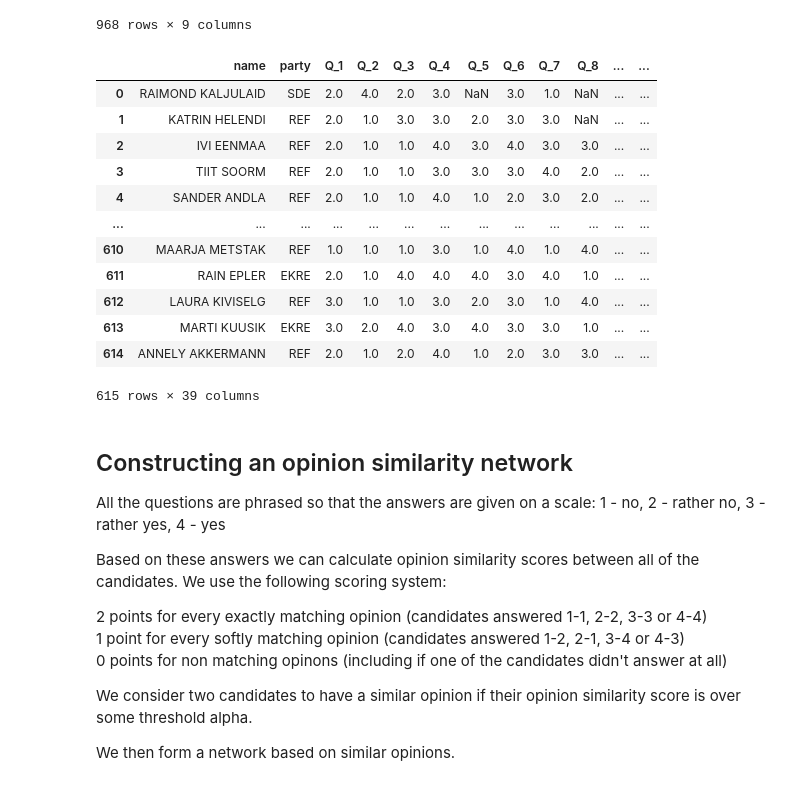
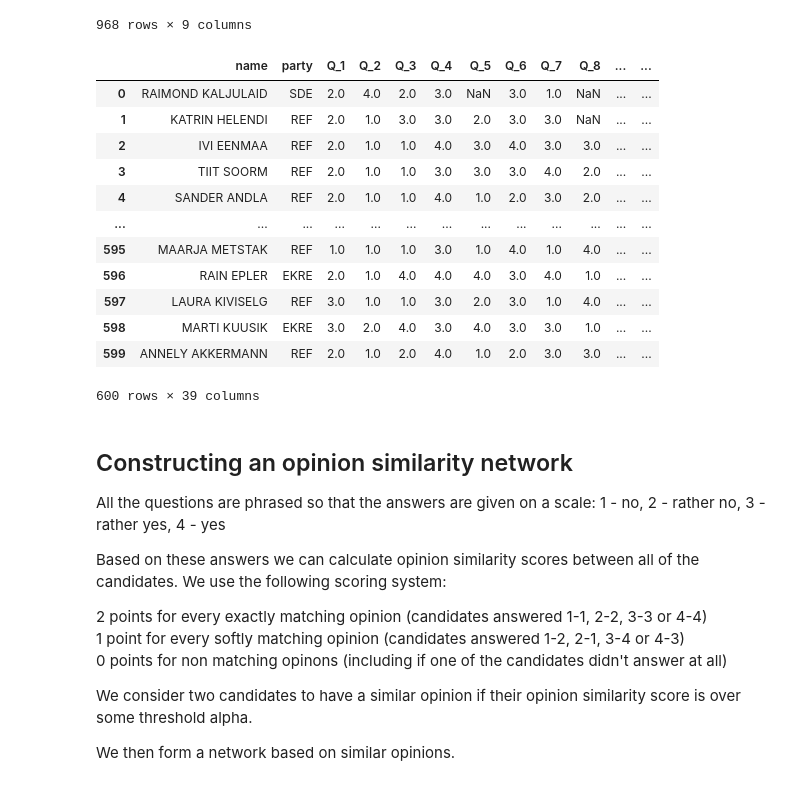
Before and after one commit to fedorst/parliament-vote-adjacency-viz, a Jupyter notebook: data/experiments/2_candidateElectionAndOpinion_test.ipynb, the cells around one changed output. Saved outputs shown, nothing was run; the diff lists cells and outputs as text; code cells hidden in the pictures.

```diff
--- a/data/experiments/2_candidateElectionAndOpinion_test.ipynb
+++ b/data/experiments/2_candidateElectionAndOpinion_test.ipynb
@@ -89,22 +89,26 @@ party_to_color = {
 }
 
 df_merged["color"] = df_merged.party.map(party_to_color)
-# %%
-df_merged
-# %% [output]
-|  | name | party | Q_1 | Q_2 | Q_3 | Q_4 | Q_5 | Q_6 | Q_7 | Q_8 | ... | ... |
-| 0 | RAIMOND KALJULAID | SDE | 2.0 | 4.0 | 2.0 | 3.0 | NaN | 3.0 | 1.0 | NaN | ... | ... |
-| 1 | KATRIN HELENDI | REF | 2.0 | 1.0 | 3.0 | 3.0 | 2.0 | 3.0 | 3.0 | NaN | ... | ... |
-| 2 | IVI EENMAA | REF | 2.0 | 1.0 | 1.0 | 4.0 | 3.0 | 4.0 | 3.0 | 3.0 | ... | ... |
-| 3 | TIIT SOORM | REF | 2.0 | 1.0 | 1.0 | 3.0 | 3.0 | 3.0 | 4.0 | 2.0 | ... | ... |
-| 4 | SANDER ANDLA | REF | 2.0 | 1.0 | 1.0 | 4.0 | 1.0 | 2.0 | 3.0 | 2.0 | ... | ... |
-| ... | ... | ... | ... | ... | ... | ... | ... | ... | ... | ... | ... | ... |
-| 610 | MAARJA METSTAK | REF | 1.0 | 1.0 | 1.0 | 3.0 | 1.0 | 4.0 | 1.0 | 4.0 | ... | ... |
-| 611 | RAIN EPLER | EKRE | 2.0 | 1.0 | 4.0 | 4.0 | 4.0 | 3.0 | 4.0 | 1.0 | ... | ... |
-| 612 | LAURA KIVISELG | REF | 3.0 | 1.0 | 1.0 | 3.0 | 2.0 | 3.0 | 1.0 | 4.0 | ... | ... |
-| 613 | MARTI KUUSIK | EKRE | 3.0 | 2.0 | 4.0 | 3.0 | 4.0 | 3.0 | 3.0 | 1.0 | ... | ... |
-| 614 | ANNELY AKKERMANN | REF | 2.0 | 1.0 | 2.0 | 4.0 | 1.0 | 2.0 | 3.0 | 3.0 | ... | ... |
-615 rows × 39 columns
+# %%
+# Remove single candidates and party VAS as they only have 5 and 10 respondents
+df_merged.party.value_counts()
+df_merged = df_merged[~df_merged.party.isin(["VAS", "ÜKS"])]
+df_merged = df_merged.reset_index(drop = True)
+df_merged
+# %% [output]
+|  | name | party | Q_1 | Q_2 | Q_3 | Q_4 | Q_5 | Q_6 | Q_7 | Q_8 | ... | ... |
+| 0 | RAIMOND KALJULAID | SDE | 2.0 | 4.0 | 2.0 | 3.0 | NaN | 3.0 | 1.0 | NaN | ... | ... |
+| 1 | KATRIN HELENDI | REF | 2.0 | 1.0 | 3.0 | 3.0 | 2.0 | 3.0 | 3.0 | NaN | ... | ... |
+| 2 | IVI EENMAA | REF | 2.0 | 1.0 | 1.0 | 4.0 | 3.0 | 4.0 | 3.0 | 3.0 | ... | ... |
+| 3 | TIIT SOORM | REF | 2.0 | 1.0 | 1.0 | 3.0 | 3.0 | 3.0 | 4.0 | 2.0 | ... | ... |
+| 4 | SANDER ANDLA | REF | 2.0 | 1.0 | 1.0 | 4.0 | 1.0 | 2.0 | 3.0 | 2.0 | ... | ... |
+| ... | ... | ... | ... | ... | ... | ... | ... | ... | ... | ... | ... | ... |
+| 595 | MAARJA METSTAK | REF | 1.0 | 1.0 | 1.0 | 3.0 | 1.0 | 4.0 | 1.0 | 4.0 | ... | ... |
+| 596 | RAIN EPLER | EKRE | 2.0 | 1.0 | 4.0 | 4.0 | 4.0 | 3.0 | 4.0 | 1.0 | ... | ... |
+| 597 | LAURA KIVISELG | REF | 3.0 | 1.0 | 1.0 | 3.0 | 2.0 | 3.0 | 1.0 | 4.0 | ... | ... |
+| 598 | MARTI KUUSIK | EKRE | 3.0 | 2.0 | 4.0 | 3.0 | 4.0 | 3.0 | 3.0 | 1.0 | ... | ... |
+| 599 | ANNELY AKKERMANN | REF | 2.0 | 1.0 | 2.0 | 4.0 | 1.0 | 2.0 | 3.0 | 3.0 | ... | ... |
+600 rows × 39 columns
 # %% [markdown]
 ## Constructing an opinion similarity network
 
```
Also changed, not shown: parts of 10 cells of this notebook, 1 other file.
